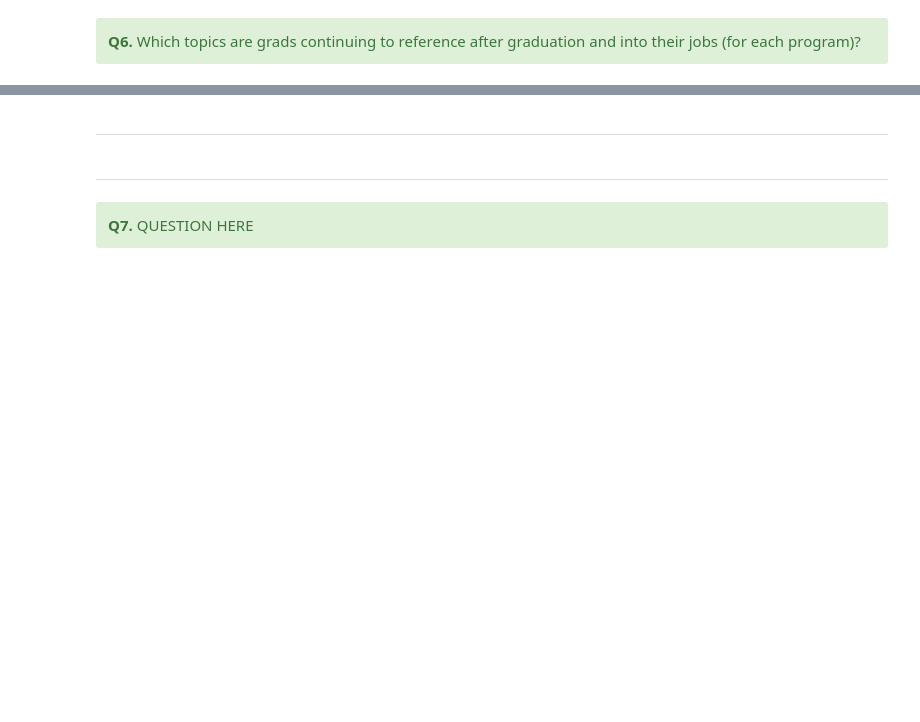
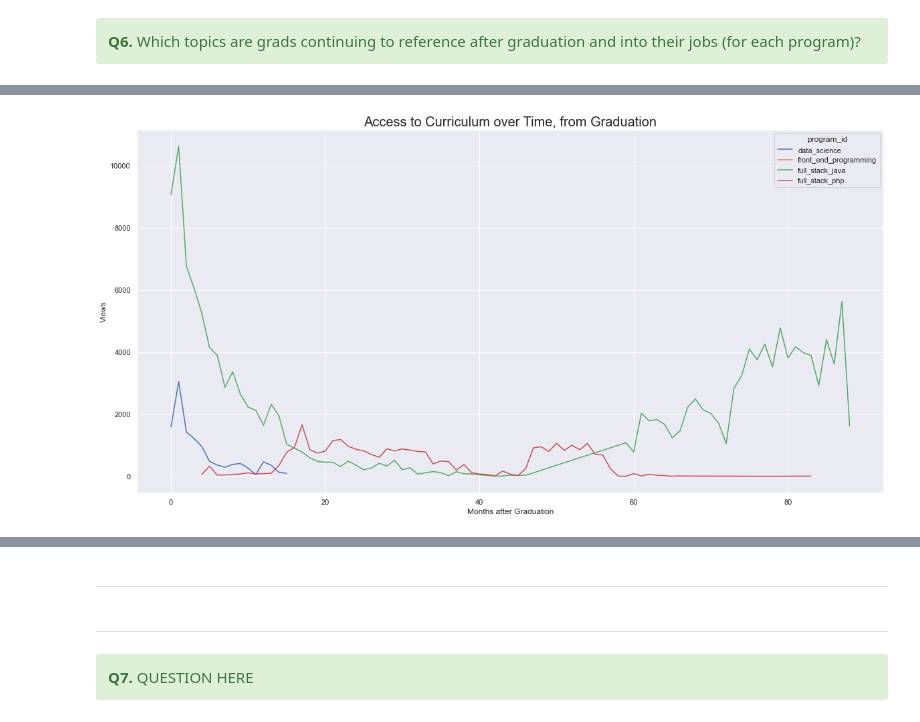
Before and after one commit to bowen-lindsey-shiben-turner/anamoly-detection, a Jupyter notebook: group_final_notebook-checkpoint.ipynb, the cells around one changed output, grey strips where cells are left out. Saved outputs shown, nothing was run; the diff lists cells and outputs as text; code cells hidden in the pictures; blank space fills up the shorter version.

```diff
--- a/group_final_notebook-checkpoint.ipynb
+++ b/group_final_notebook-checkpoint.ipynb
@@ -465,3 +429,7 @@ df3.user_id.value_counts().mean()
+# %%
+explore.get_after_grad_acces_viz(q6_df)
+# %% [output]
+[figure, added]
 # %% [markdown]
 <div class="alert alert-block alert-warning">
 
```
Also changed, not shown: parts of 72 cells of this notebook, 1 other file.
